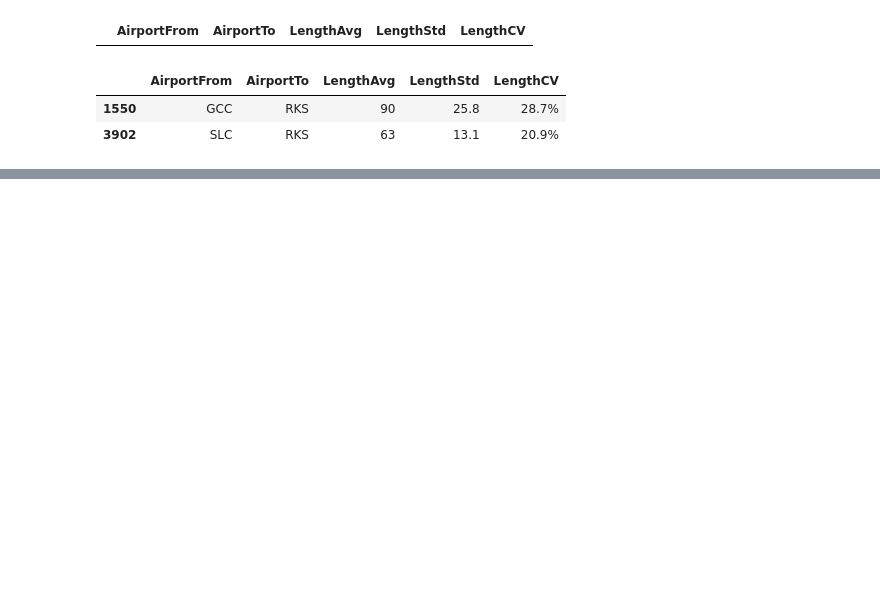
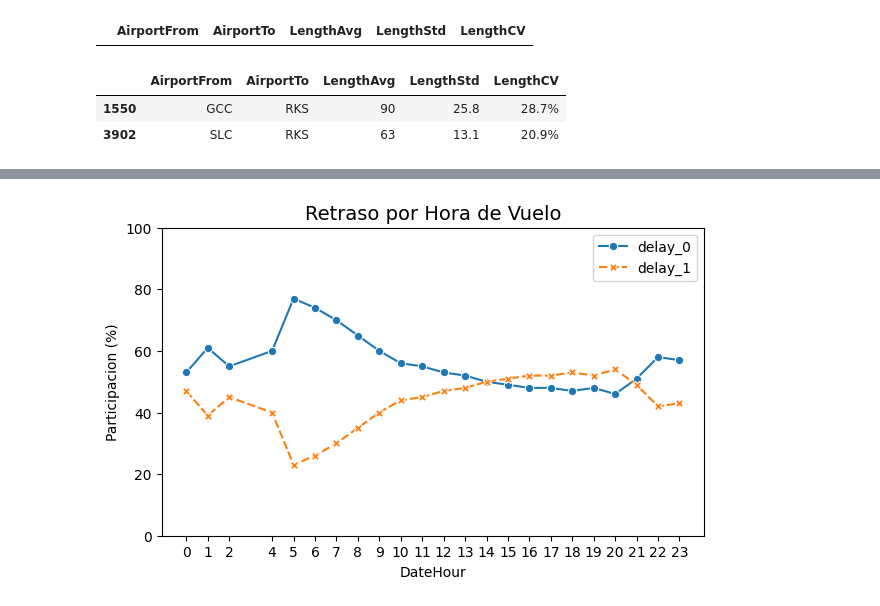
Before and after one commit to Sts87/FlightOnTime, a Jupyter notebook: FlightOnTime-Analisis.ipynb, the cells around one changed output, grey strips where cells are left out. Saved outputs shown, nothing was run; the diff lists cells and outputs as text; code cells hidden in the pictures; blank space fills up the shorter version.

```diff
--- a/FlightOnTime-Analisis.ipynb
+++ b/FlightOnTime-Analisis.ipynb
@@ -267,0 +296,15 @@ df2[df2['LengthCV'] > 0.2].style.format({'LengthAvg': '{:,.0f}', 'LengthStd': '{
+# %%
+# Retraso por Hora de vuelo
+# -Se observa una tendencia creciente a medida que pasa el dia: desde las 5 hasta las 20 horas
+df2 = pd.crosstab(df['DateHour'].dt.hour, df['Delay'], normalize='index').round(2) * 100
+df2.columns = ['delay_0', 'delay_1']
+
+ax = sns.lineplot(data=df2, markers=True)
+
+ax.set_xticks(df2.index, labels=df2.index)
+ax.set_yticks(range(0, 101, 20))
+ax.set_ylabel("Participacion (%)")
+ax.set_title("Retraso por Hora de Vuelo", fontsize=14, fontweight='normal')
+ax.figure.set_size_inches(7, 4)
+# %% [output]
+[figure, added]
```
Also changed, not shown: parts of 8 cells of this notebook.
